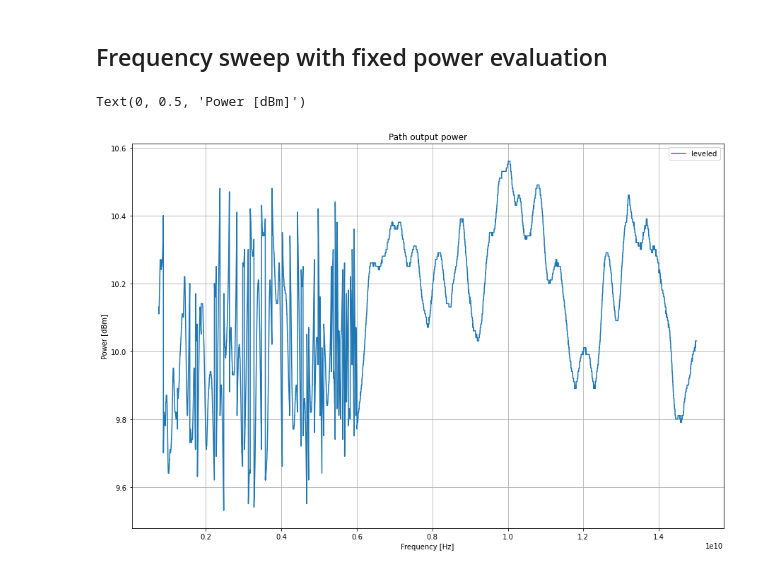
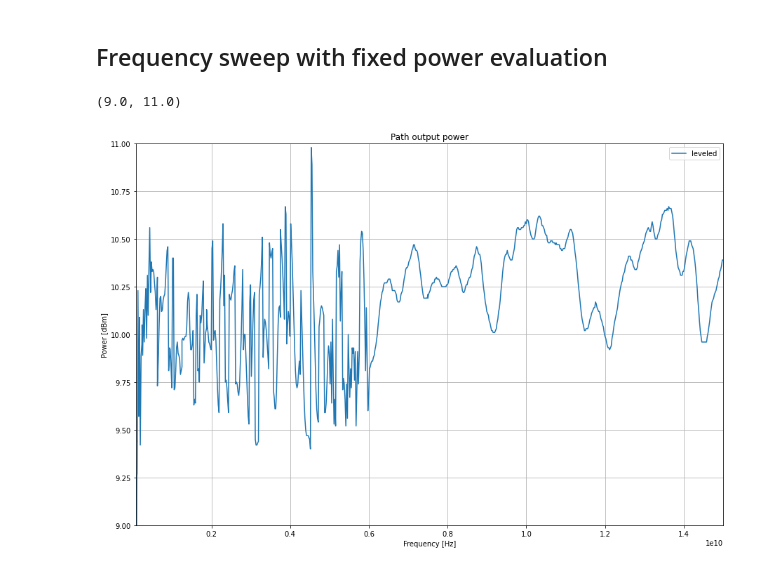
Before and after one commit to bjohan/portableTransceiver, a Jupyter notebook: sw/rf_if_converter/meas/leveling_experiments.ipynb, the cells around one changed output. Cells and saved outputs as stored; diff of their text form; code cells hidden in the pictures.

Commit message:
Added some measurements done on leveleing

```diff
--- a/sw/rf_if_converter/meas/leveling_experiments.ipynb
+++ b/sw/rf_if_converter/meas/leveling_experiments.ipynb
@@ -6,6 +6,8 @@ sys.path.append('../')
 sys.path.append('../lmx2594/py')
 import wavetek_8502
 import hp_5340a
+import hp_3478a
+import pm_1038
 import rf_if_converter
 import numpy as np
 import scipy.io as sio
@@ -14,18 +16,20 @@ from matplotlib import pyplot as plt
 plt.rcParams['figure.figsize'] = [15, 10]
 
 ps = wavetek_8502.Wavetek8502()
-cn = hp_5340a.Hp5340A()
-
-ric = rf_if_converter.RfIfConverter('/dev/ttyUSB0', fosc=280e6, mash_order=3, levelMapFile='sn0_power_map_0_75_to_6GHz.mat')
+#cn = hp_5340a.Hp5340A()
+#pm = pm_1038.Pm1038(hp_3478a.Hp3478A(), None, "pm_b1391_correctionFactors.mat", None)
+ric = rf_if_converter.RfIfConverter('/dev/ttyUSB0', fosc=280e6, mash_order=3, levelMapFile='sn0_power_map_0_04_to_6GHz.mat')
+#ric = rf_if_converter.RfIfConverter('/dev/ttyUSB0', fosc=280e6, mash_order=3, levelMapFile='sn0_power_map_0_01_to_6GHz.mat')
+#ric = rf_if_converter.RfIfConverter('/dev/ttyUSB0', fosc=280e6, mash_order=3, levelMapFile='sn0_power_map_0_75_to_6GHz.mat')
 # %% [output]
 Waiting for LMX2594 to boot
 Booted successfully
 Created LMX object wit fosc 280.0
 FPD is 140.000000 MHz
 # %%
-fstart = 750e6;
+fstart = 40e6;
 fstop = 15e9;
-fres = 10e6/5;
+fres = 5e6;
 fsweep = np.linspace(fstart, fstop, int((fstop-fstart)/fres)+1);
 chdivs = np.array([1, 2, 4, 6, 8, 12, 16, 24, 32, 48, 64, 72, 96, 128, 192, 256, 384, 512, 768]);
 divF = 7.5e9/chdivs;
@@ -116,11 +123,13 @@ for f in fsweep:
 # %%
 plt.figure()
 plt.title('Path output power');
 plt.plot(fsweep, powers, label='leveled');
 plt.grid(True)
 plt.xlabel('Frequency [Hz]')
 plt.legend()
 plt.ylabel('Power [dBm]')
+plt.xlim([80e6, 15e9])
+plt.ylim([9,11])
 # %% [output]
-Text(0, 0.5, 'Power [dBm]')
+(9.0, 11.0)
-[figure, old version]
+[figure, new version]
```
Also changed, not shown: parts of 15 cells of this notebook, 4 other files.
